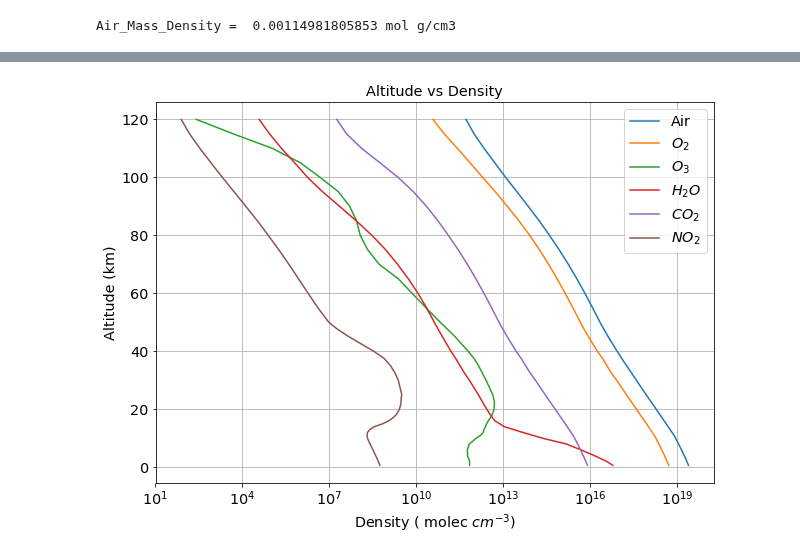
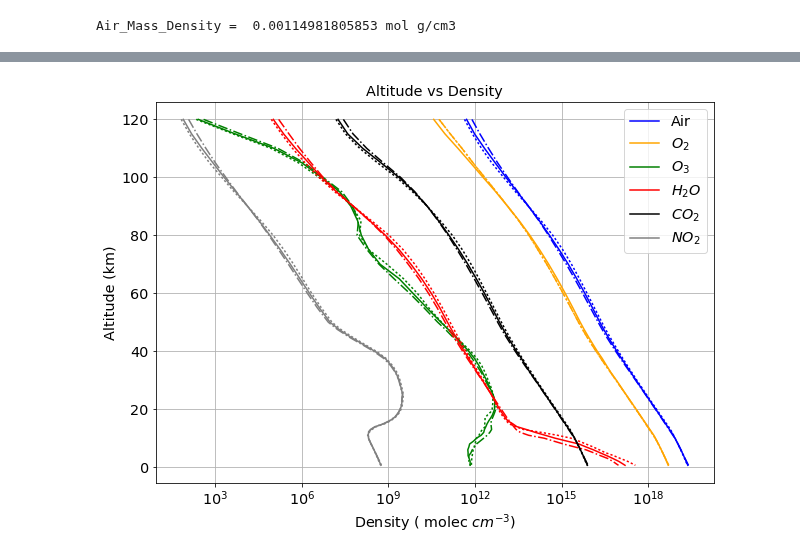
Before and after one commit to sylvielsstfr/PC5AtmStudies, a Jupyter notebook: OHP_Studies/atm_prof_OHP.ipynb, the cells around one changed output, grey strips where cells are left out. Drawn from its saved outputs; the diff is of its cells as text; code cells hidden in the pictures.

```diff
--- a/OHP_Studies/atm_prof_OHP.ipynb
+++ b/OHP_Studies/atm_prof_OHP.ipynb
@@ -33,3 +31,8 @@ atmprofile_ascii_file='libradtran_data/UVSPEC_OHP_atmprof_verbose cut.txt'
+# %%
+#atmprofile_ascii_file='libradtran_data/UVSPEC_OHP_atmprof_verbose cut.txt'
+atmprofile_ascii_file='libradtran_data/prof_afglus_cut.txt'
+atmprofile_ascii_file2='libradtran_data/prof_afglmw_cut.txt'
+atmprofile_ascii_file3='libradtran_data/prof_afglms_cut.txt'
 # %% [markdown]
 lc |  z[km]  |  Pressure  | Temp.  |    Air      |   Ozone     |     O2      | Water vap.  |    CO2      |    NO2      |      O4      |
      |         |   [hPa]    |  [K]   |   [cm-3]    |   [cm-3]    |   [cm-3]    |   [cm-3]    |   [cm-3]    |   [cm-3]    | [1.0e+46cm-6]|
@@ -38,3 +39,7 @@ data_table=np.loadtxt(atmprofile_ascii_file)
+# %%
+data_table=np.loadtxt(atmprofile_ascii_file,skiprows=4)
+data_table2=np.loadtxt(atmprofile_ascii_file2,skiprows=4)
+data_table3=np.loadtxt(atmprofile_ascii_file3,skiprows=4)
 # %%
 NbLayers=data_table.shape[0]
 GroundData_OHP=data_table[NbLayers-1,:]
@@ -53,3 +70,15 @@ O4Density=data_table[:,10]   # cm-3
+# %%
+num2=data_table2[:,0]
+z2=data_table2[:,1]
+Pressure2=data_table2[:,2]     # hPa
+Temperature2=data_table2[:,3]  # K
+AirDensity2=data_table2[:,4]   # cm-3
+O3Density2=data_table2[:,5]    # cm-3
+O2Density2=data_table2[:,6]    # cm-3
+PWVDensity2=data_table2[:,7]      # cm-3
+CO2Density2=data_table2[:,8]   # cm-3
+NO2Density2=data_table2[:,9]   # cm-3
+O4Density2=data_table2[:,10]   # cm-3
 # %%
 Pressure_Ground=GroundData_OHP[2]     # hPa
 Temperature_Ground=GroundData_OHP[3]  # K
@@ -109,14 +146,26 @@ plt.grid(True)
 # %%
-plt.semilogx(AirDensity,z ,label='Air')
-plt.semilogx(O2Density,z ,label='$O_2$')
-plt.semilogx(O3Density,z ,label='$O_3$')
-plt.semilogx(PWVDensity,z ,label='$H_2O$')
-plt.semilogx(CO2Density,z ,label='$CO_2$')
-plt.semilogx(NO2Density,z ,label='$NO_2$')
+plt.semilogx(AirDensity,z ,label='Air',color='blue')
+plt.semilogx(AirDensity2,z2 ,color='blue',linestyle='-.')
+plt.semilogx(AirDensity3,z3 ,color='blue',linestyle=':')
+plt.semilogx(O2Density,z ,label='$O_2$',color='orange',linestyle='-')
+plt.semilogx(O2Density2,z2 ,color='orange',linestyle='-.')
+plt.semilogx(O2Density2,z2 ,color='orange',linestyle=':')
+plt.semilogx(O3Density,z ,label='$O_3$',color='green',linestyle='-')
+plt.semilogx(O3Density2,z2 ,color='green',linestyle='-.')
+plt.semilogx(O3Density3,z3 ,color='green',linestyle=':')
+plt.semilogx(PWVDensity,z ,label='$H_2O$',color='red',linestyle='-')
+plt.semilogx(PWVDensity2,z2 ,color='red',linestyle='-.')
+plt.semilogx(PWVDensity3,z3 ,color='red',linestyle=':')
+plt.semilogx(CO2Density,z ,label='$CO_2$',color='black',linestyle='-')
+plt.semilogx(CO2Density2,z2 ,color='black',linestyle='-.')
+plt.semilogx(CO2Density3,z3 ,color='black',linestyle=':')
+plt.semilogx(NO2Density,z ,label='$NO_2$',color='grey',linestyle='-')
+plt.semilogx(NO2Density2,z2 ,color='grey',linestyle='-.')
+plt.semilogx(NO2Density3,z3 ,color='grey',linestyle=':')
 plt.title('Altitude vs Density')
 plt.xlabel('Density ( molec $cm^{-3}$)')
 plt.ylabel('Altitude (km)')
 plt.legend(loc='best')
 plt.grid(True)
 # %% [output]
-[figure, old version]
+[figure, new version]
```
Also changed, not shown: parts of 7 cells of this notebook.
